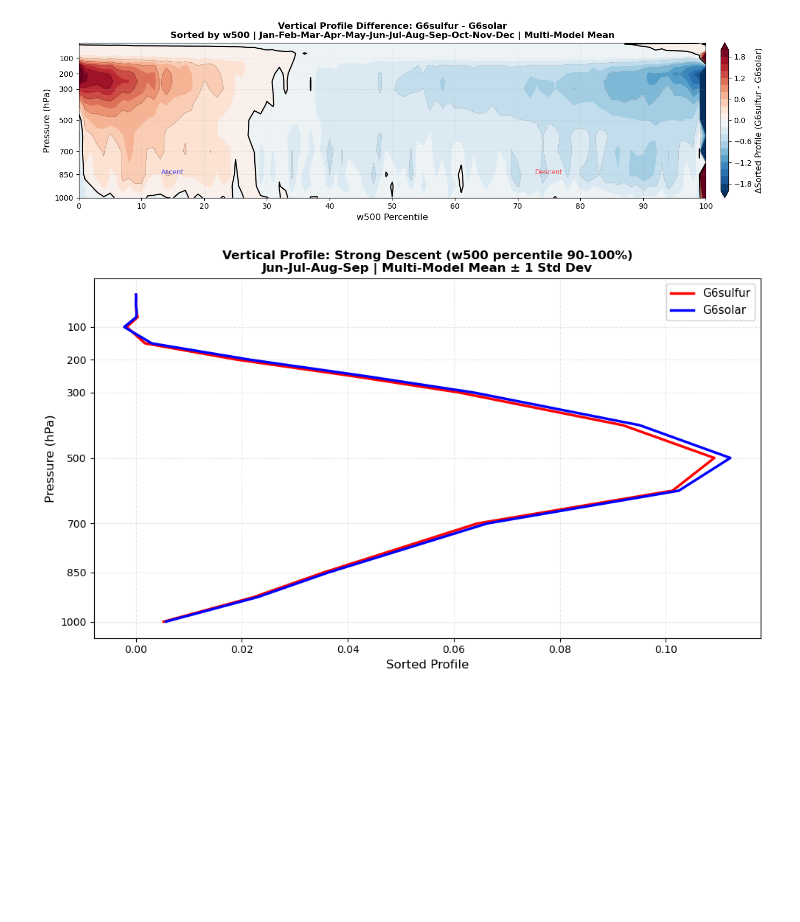
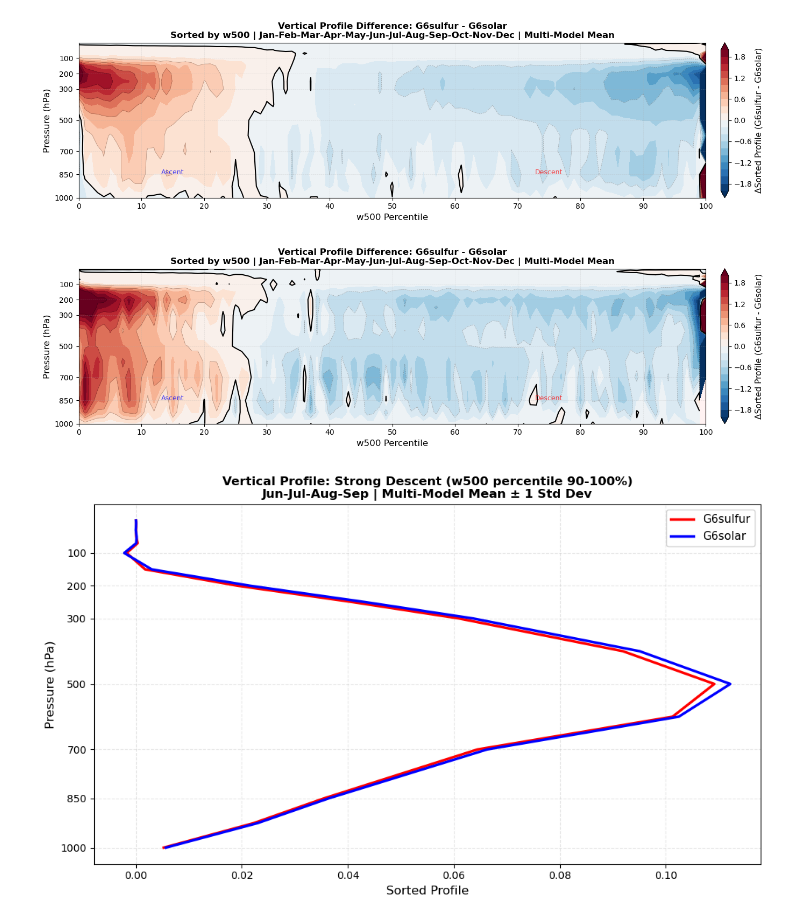
Before and after one commit to bidyutbg/UoE, a Jupyter notebook: 20260218_Monsoons/20260410_profiles_sorted_by_w500.ipynb, the cells around one changed output. Cells and saved outputs as stored; diff of their text form; code cells hidden in the pictures; blank space fills up the shorter version.

Commit message:
backup after solar,radiation,physiology explanation

```diff
--- a/20260218_Monsoons/20260410_profiles_sorted_by_w500.ipynb
+++ b/20260218_Monsoons/20260410_profiles_sorted_by_w500.ipynb
@@ -3,7 +3,7 @@ EXP1 = "G6sulfur"     # subtrahend  (delta = EXP1 - EXP2)
 EXP2 = "G6solar"
 # %%
 target_var = "wap"
-output_file = "Sorted_Omega_G6sulfur_and_G6solar.nc"
+output_file = "/gws/ssde/j25b/impose/bidyut/analysis_transient_data/Sorted_Omega_G6sulfur_and_G6solar.nc"
 # %%
 import numpy as np
 import xarray as xr
@@ -1151,6 +1171,19 @@ fig, ax, mean, std = plot_sorted_profiles_comparison_diff_2D(
 )
 # %% [output]
 [figure]
+# %%
+ds_sorted_UKESM = ds_sorted.sel(model=['UKESM1-0-LL'])
+# Plot 2D difference for JJAS
+fig, ax, mean, std = plot_sorted_profiles_comparison_diff_2D(
+    ds_sorted_UKESM,
+    exp1=EXP1,
+    exp2=EXP2,
+    months=(1, 12),
+    save_fig=False,
+    spread=True
+)
+# %% [output]
+[figure, added]
 # %%
 # Strong descent (highest 10% of w500, i.e., strongest downward motion)
 fig, ax = plot_sorted_profiles_comparison(
```
Also changed, not shown: parts of 2 cells of this notebook, 23 other files.
